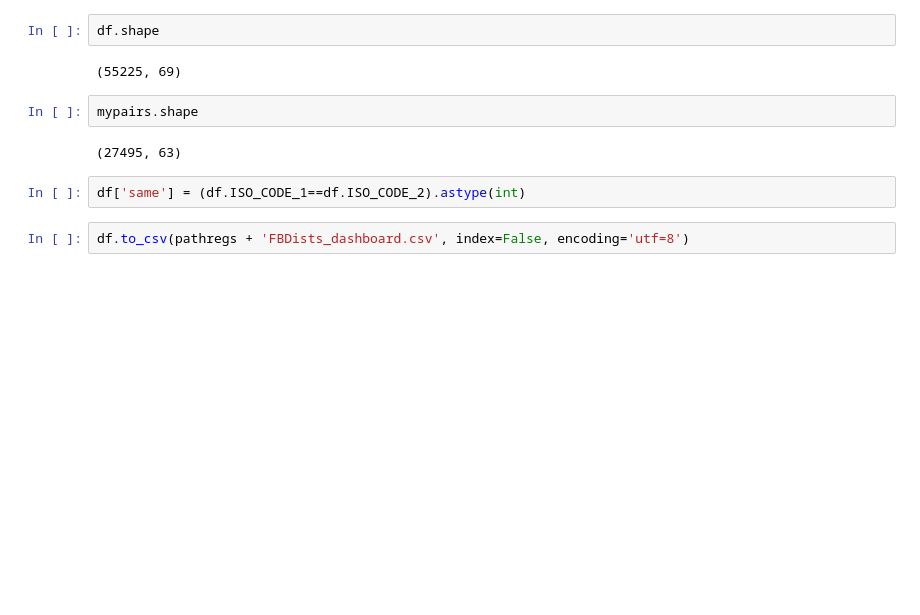
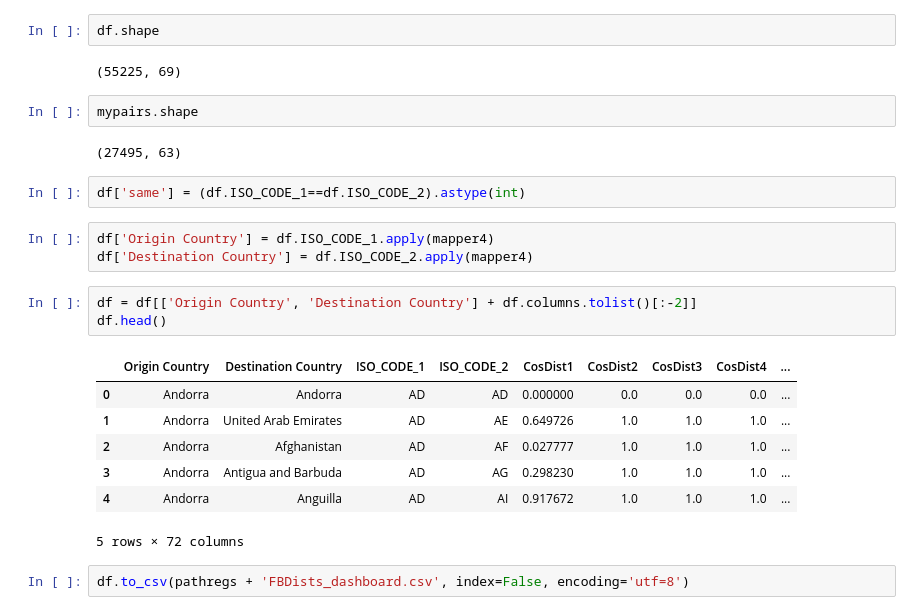
Before and after one commit to measuring-culture/Expanding-Measurement-Culture-Facebook-JRSI, a Jupyter notebook: Create-Dashboard-dataset.ipynb, the cells around one changed output. Cells and saved outputs as stored; diff of their text form; blank space fills up the shorter version.

Commit message:
added country names to dashboard file

```diff
--- a/Create-Dashboard-dataset.ipynb
+++ b/Create-Dashboard-dataset.ipynb
@@ -167,5 +167,19 @@ mypairs.shape
 (27495, 63)
 # %%
 df['same'] = (df.ISO_CODE_1==df.ISO_CODE_2).astype(int)
+# %%
+df['Origin Country'] = df.ISO_CODE_1.apply(mapper4)
+df['Destination Country'] = df.ISO_CODE_2.apply(mapper4)
+# %%
+df = df[['Origin Country', 'Destination Country'] + df.columns.tolist()[:-2]]
+df.head()
+# %% [output]
+|  | Origin Country | Destination Country | ISO_CODE_1 | ISO_CODE_2 | CosDist1 | CosDist2 | CosDist3 | CosDist4 | ... |
+| 0 | Andorra | Andorra | AD | AD | 0.000000 | 0.0 | 0.0 | 0.0 | ... |
+| 1 | Andorra | United Arab Emirates | AD | AE | 0.649726 | 1.0 | 1.0 | 1.0 | ... |
+| 2 | Andorra | Afghanistan | AD | AF | 0.027777 | 1.0 | 1.0 | 1.0 | ... |
+| 3 | Andorra | Antigua and Barbuda | AD | AG | 0.298230 | 1.0 | 1.0 | 1.0 | ... |
+| 4 | Andorra | Anguilla | AD | AI | 0.917672 | 1.0 | 1.0 | 1.0 | ... |
+5 rows × 72 columns
 # %%
 df.to_csv(pathregs + 'FBDists_dashboard.csv', index=False, encoding='utf=8')
```
Also changed, not shown: 1 other file.
